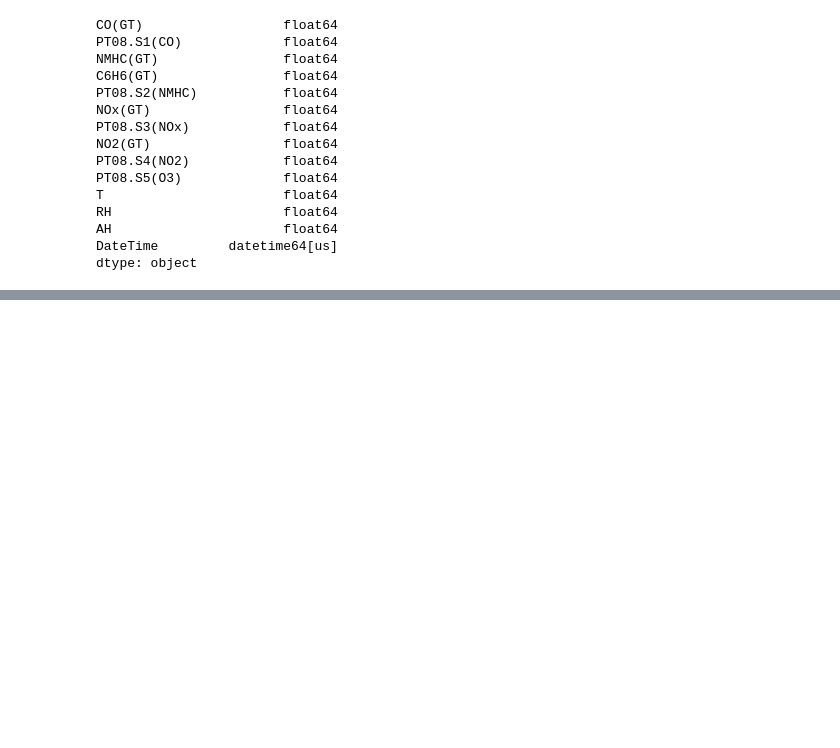
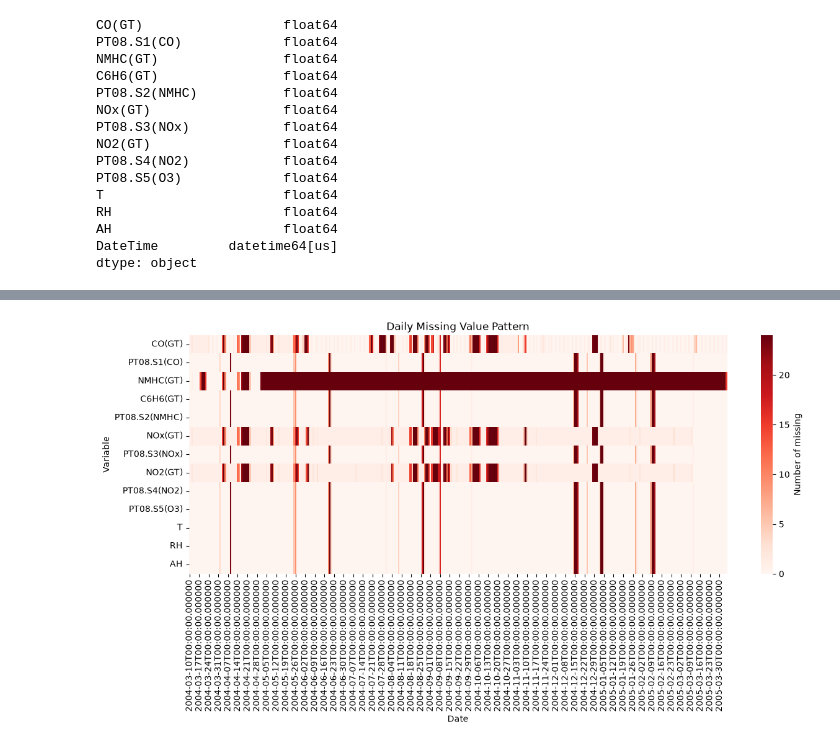
Before and after one commit to AkmalFazli27/air-quality-estimation, a Jupyter notebook: notebooks/eda.ipynb, the cells around one changed output, grey strips where cells are left out. Cells and saved outputs as stored; diff of their text form; code cells hidden in the pictures; blank space fills up the shorter version.

```diff
--- a/notebooks/eda.ipynb
+++ b/notebooks/eda.ipynb
@@ -111,0 +134,16 @@ dtype: object
+# %%
+missing_by_time = df.set_index("DateTime").isna().resample("D").sum()
+
+plt.figure(figsize=(14, 5))
+sns.heatmap(
+    missing_by_time.T,
+    cmap="Reds",
+    cbar_kws={"label": "Number of missing"}
+)
+
+plt.title("Daily Missing Value Pattern")
+plt.xlabel("Date")
+plt.ylabel("Variable")
+plt.show()
+# %% [output]
+[figure, added]
```
Also changed, not shown: parts of 8 cells of this notebook.
